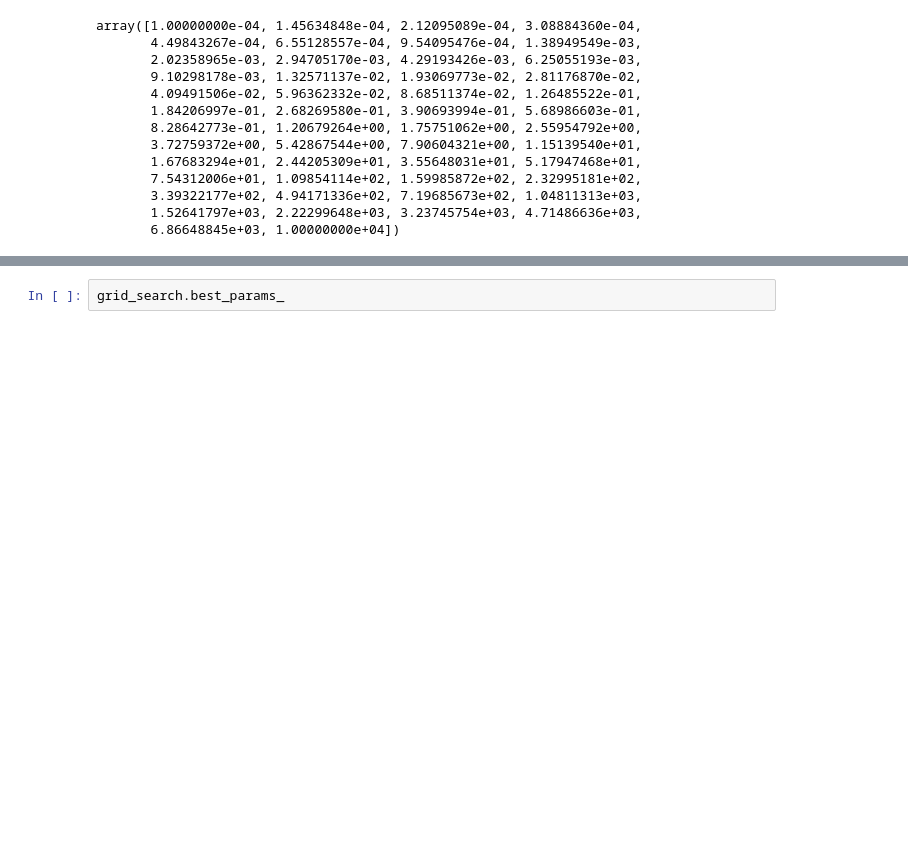
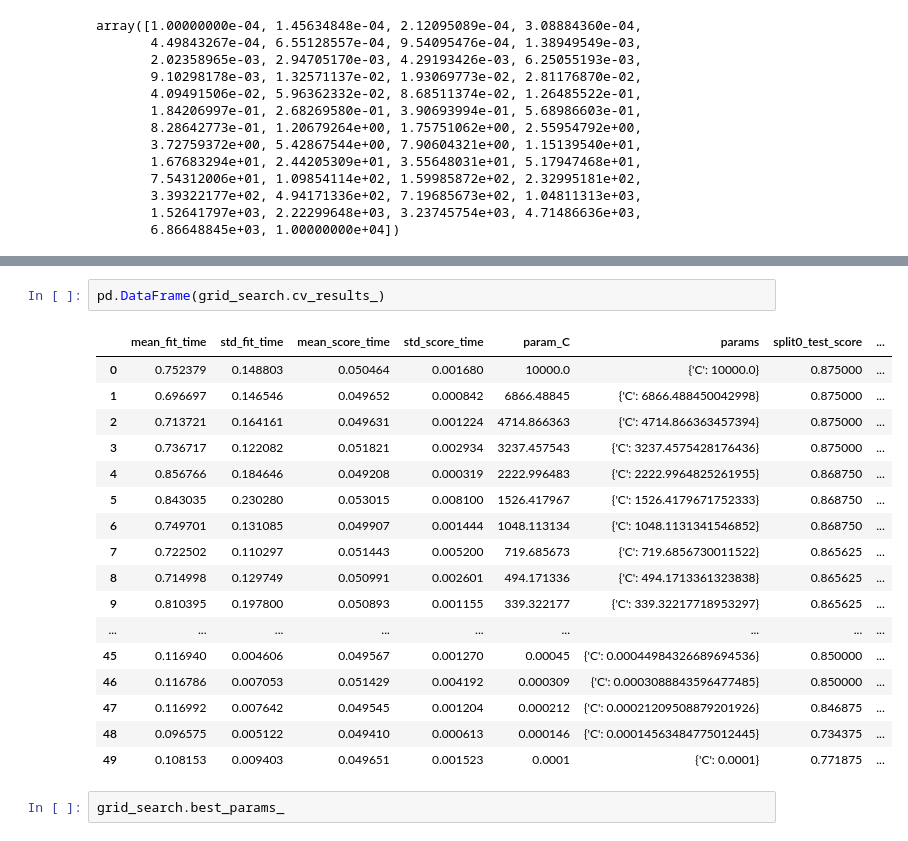
Before and after one commit to AnIsAsPe/LogisticRegression_SpamOpinion, a Jupyter notebook: Notebooks/Clasificador_reseñas_Regresión_logística_.ipynb, the cells around one changed output, grey strips where cells are left out. Drawn from its saved outputs; the diff is of its cells as text; blank space fills up the shorter version.

```diff
--- a/Notebooks/Clasificador_reseñas_Regresión_logística_.ipynb
+++ b/Notebooks/Clasificador_reseñas_Regresión_logística_.ipynb
@@ -385,3 +412,23 @@ Wall time: 1min 46s
+# %%
+pd.DataFrame(grid_search.cv_results_)
+# %% [output]
+|  | mean_fit_time | std_fit_time | mean_score_time | std_score_time | param_C | params | split0_test_score | ... |
+| 0 | 0.752379 | 0.148803 | 0.050464 | 0.001680 | 10000.0 | {'C': 10000.0} | 0.875000 | ... |
+| 1 | 0.696697 | 0.146546 | 0.049652 | 0.000842 | 6866.48845 | {'C': 6866.488450042998} | 0.875000 | ... |
+| 2 | 0.713721 | 0.164161 | 0.049631 | 0.001224 | 4714.866363 | {'C': 4714.866363457394} | 0.875000 | ... |
+| 3 | 0.736717 | 0.122082 | 0.051821 | 0.002934 | 3237.457543 | {'C': 3237.4575428176436} | 0.875000 | ... |
+| 4 | 0.856766 | 0.184646 | 0.049208 | 0.000319 | 2222.996483 | {'C': 2222.9964825261955} | 0.868750 | ... |
+| 5 | 0.843035 | 0.230280 | 0.053015 | 0.008100 | 1526.417967 | {'C': 1526.4179671752333} | 0.868750 | ... |
+| 6 | 0.749701 | 0.131085 | 0.049907 | 0.001444 | 1048.113134 | {'C': 1048.1131341546852} | 0.868750 | ... |
+| 7 | 0.722502 | 0.110297 | 0.051443 | 0.005200 | 719.685673 | {'C': 719.6856730011522} | 0.865625 | ... |
+| 8 | 0.714998 | 0.129749 | 0.050991 | 0.002601 | 494.171336 | {'C': 494.1713361323838} | 0.865625 | ... |
+| 9 | 0.810395 | 0.197800 | 0.050893 | 0.001155 | 339.322177 | {'C': 339.32217718953297} | 0.865625 | ... |
+| ... | ... | ... | ... | ... | ... | ... | ... | ... |
+| 45 | 0.116940 | 0.004606 | 0.049567 | 0.001270 | 0.00045 | {'C': 0.00044984326689694536} | 0.850000 | ... |
+| 46 | 0.116786 | 0.007053 | 0.051429 | 0.004192 | 0.000309 | {'C': 0.0003088843596477485} | 0.850000 | ... |
+| 47 | 0.116992 | 0.007642 | 0.049545 | 0.001204 | 0.000212 | {'C': 0.00021209508879201926} | 0.846875 | ... |
+| 48 | 0.096575 | 0.005122 | 0.049410 | 0.000613 | 0.000146 | {'C': 0.00014563484775012445} | 0.734375 | ... |
+| 49 | 0.108153 | 0.009403 | 0.049651 | 0.001523 | 0.0001 | {'C': 0.0001} | 0.771875 | ... |
 # %%
 grid_search.best_params_
 # %% [output]
```
Also changed, not shown: parts of 17 cells of this notebook.
